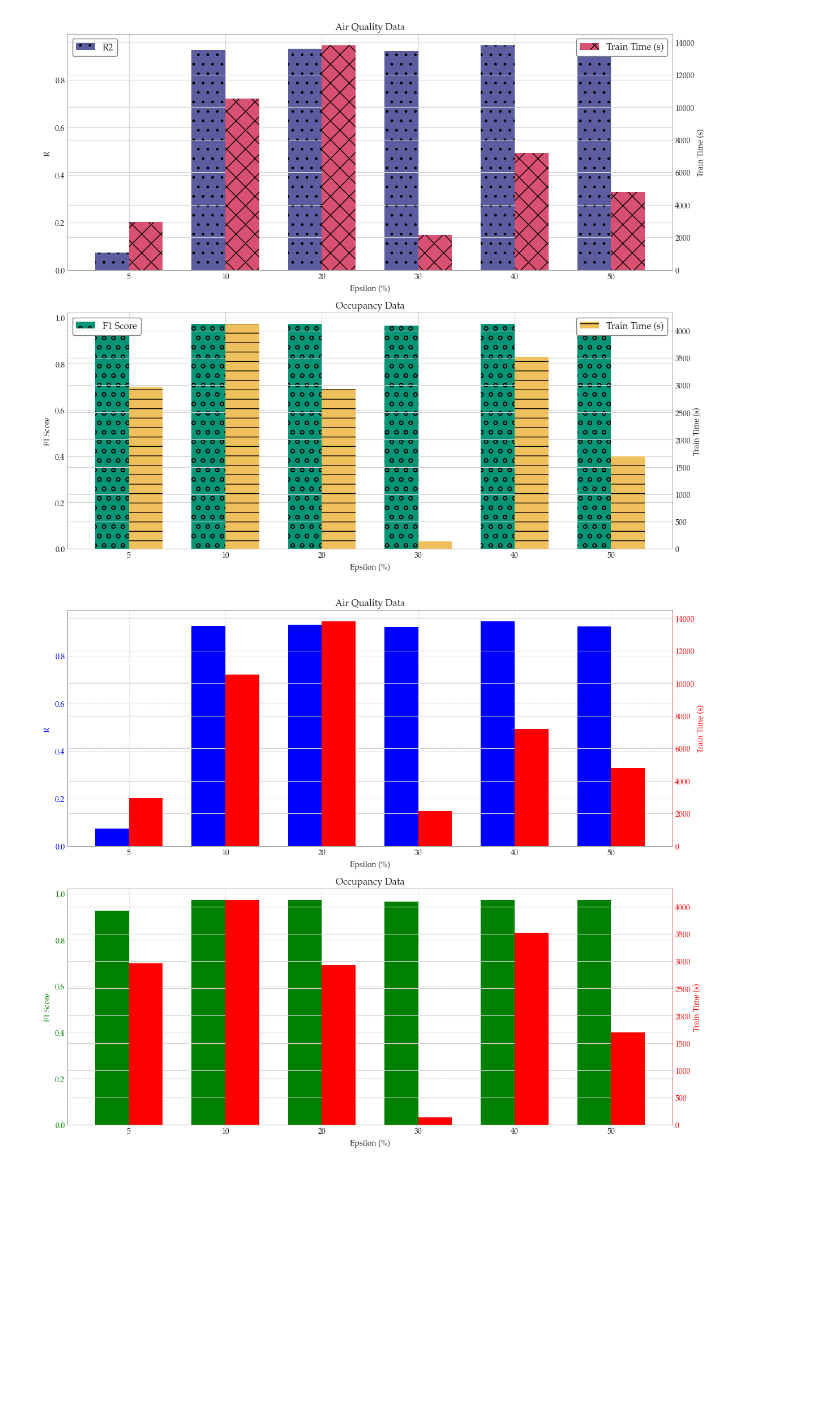
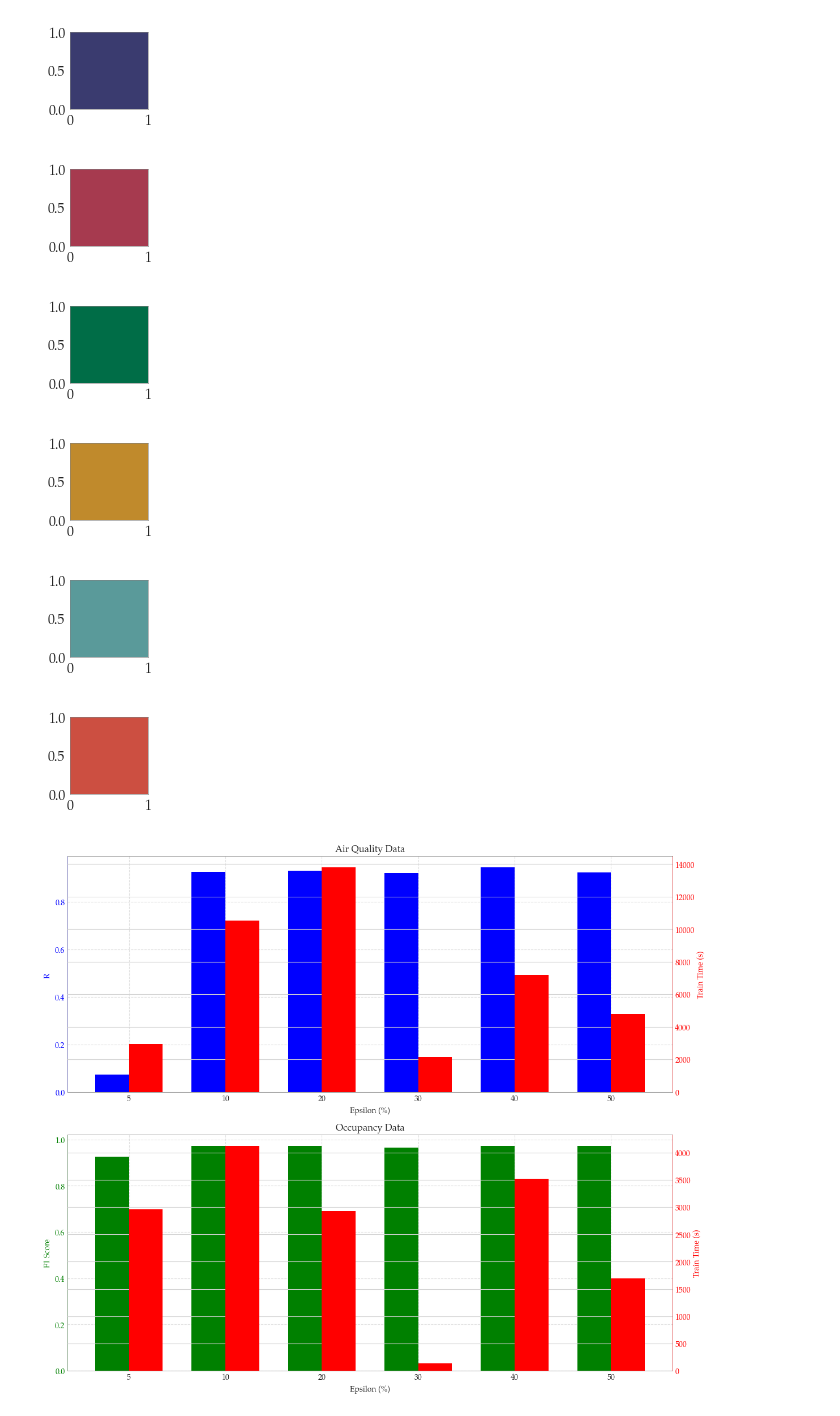
Before and after one commit to MatteoMendula/IJCNN2025, a Jupyter notebook: epsilon.ipynb, the cells around one changed output. Cells and saved outputs as stored; diff of their text form; code cells hidden in the pictures; blank space fills up the shorter version.

```diff
--- a/epsilon.ipynb
+++ b/epsilon.ipynb
@@ -1,79 +1,36 @@
 # %%
 import matplotlib.font_manager as font_manager
 from matplotlib import rcParams
 plt.style.use('./graphics/matteo.mplstyle')
 for font in font_manager.findSystemFonts("./graphics"):
     font_manager.fontManager.addfont(font)
 rcParams['font.family'] = 'Palatino'
 rcParams['axes.unicode_minus'] = False
 
 colors = ['#5A5B9F', '#D94F70', '#009473', '#F0C05A', '#7BC4C4', '#FF6F61']
+dark_colors = ['#3A3B6F', '#A63A4F', '#006D47', '#C08A2C', '#5A9A9A', '#CC4F41']
 hatchs = [
     ".",
     "x",
     "o",
     "-",
     "+",
     "O",
     "x",
     ".",
 ]
+
+for c in dark_colors:
+    # show color
+    plt.figure(figsize=(1, 1))
+    plt.gca().add_patch(plt.Rectangle((0, 0), 1, 1, color=c))
+# %% [output]
+[figure, added]
+[figure, added]
+[figure, added]
+[figure, added]
+[figure, added]
+[figure, added]
-# %%
-import matplotlib.pyplot as plt
-import numpy as np
-
-# Data
-epsilon_values = [5, 10, 20, 30, 40, 50]
-
-# Air Quality Data
-r2_values = [0.07258524347267536, 0.9268891305539558, 0.9319819264587448, 0.9216926204979314, 0.9458647147326531, 0.923111275518897]
-mse_values = [6143.693449373133, 484.32566608659647, 450.58825074030165, 518.7501396741688, 358.621204952916, 509.35220687454046]
-train_time_air = [2936.5401849746704, 10526.432889461517, 13815.652722120285, 2126.142409324646, 7180.714169025421, 4799.382524967194]
-
-# Occupancy Data
-f1_values = [0.9259326209502241, 0.9719719719719719, 0.971457185778668, 0.9660175440319648, 0.9719719719719719, 0.971457185778668]
-acc_values = [0.9445403377110695, 0.9789868667917447, 0.9786116322701689, 0.974484052532833, 0.9789868667917447, 0.9786116322701689]
-train_time_occ = [2959.442997932434, 4119.472286939621, 2929.558601140976, 135.99091243743896, 3524.6094319820404, 1689.9853720664978]
-
-# Plotting
-fig, (ax1, ax2) = plt.subplots(2, 1, figsize=(12, 10))
-
-# Air Quality Plot
-x = np.arange(len(epsilon_values))  # the label locations
-width = 0.35  # the width of the bars
-
-# R2 and Train Time for Air Quality
-ax1.bar(x - width/2, r2_values, width, label='R2', color=colors[0], hatch=hatchs[0], alpha=0.99)
-ax1_twin = ax1.twinx()
-ax1_twin.bar(x + width/2, train_time_air, width, label='Train Time (s)', color=colors[1], hatch=hatchs[1], alpha=0.99)
-
-ax1.set_ylabel('R²')
-ax1_twin.set_ylabel('Train Time (s)')
-ax1.set_title('Air Quality Data')
-ax1.set_xticks(x)
-ax1.set_xticklabels(epsilon_values)
-ax1.set_xlabel('Epsilon (%)')
-ax1.legend(loc='upper left')
-ax1_twin.legend(loc='upper right')
-
-# Occupancy Plot
-ax2.bar(x - width/2, f1_values, width, label='F1 Score', color=colors[2], hatch=hatchs[2], alpha=0.99)
-ax2_twin = ax2.twinx()
-ax2_twin.bar(x + width/2, train_time_occ, width, label='Train Time (s)', color=colors[3], hatch=hatchs[3], alpha=0.99)
-
-ax2.set_ylabel('F1 Score')
-ax2_twin.set_ylabel('Train Time (s)')
-ax2.set_title('Occupancy Data')
-ax2.set_xticks(x)
-ax2.set_xticklabels(epsilon_values)
-ax2.set_xlabel('Epsilon (%)')
-ax2.legend(loc='upper left')
-ax2_twin.legend(loc='upper right')
-
-plt.tight_layout()
-plt.show()
-# %% [output]
-[figure, removed]
 # %%
 import matplotlib.pyplot as plt
 import numpy as np
```
Also changed, not shown: parts of 1 cell of this notebook.
